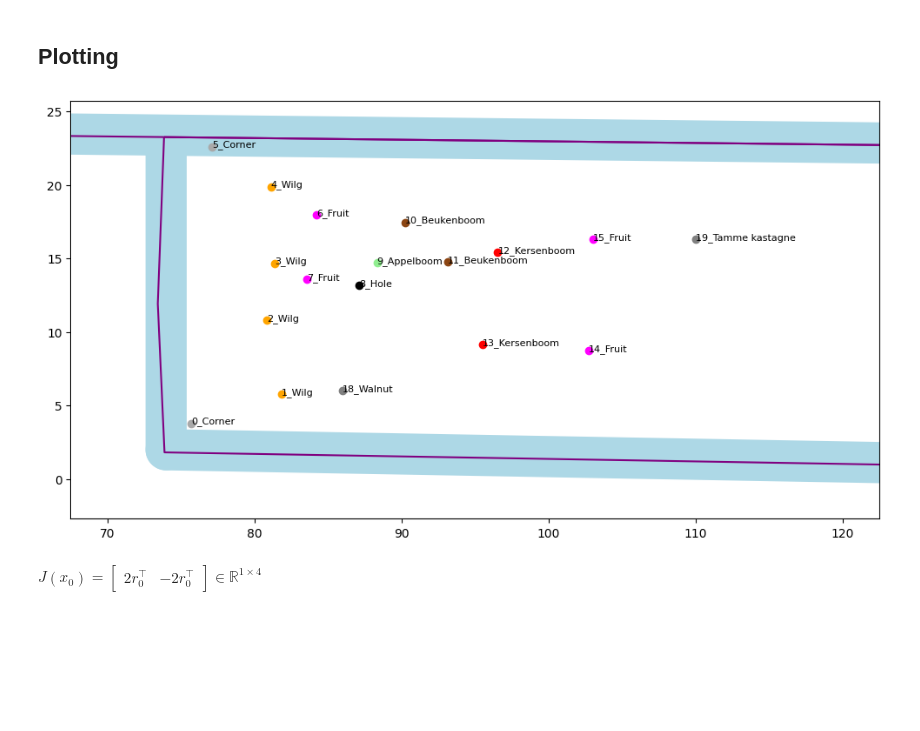
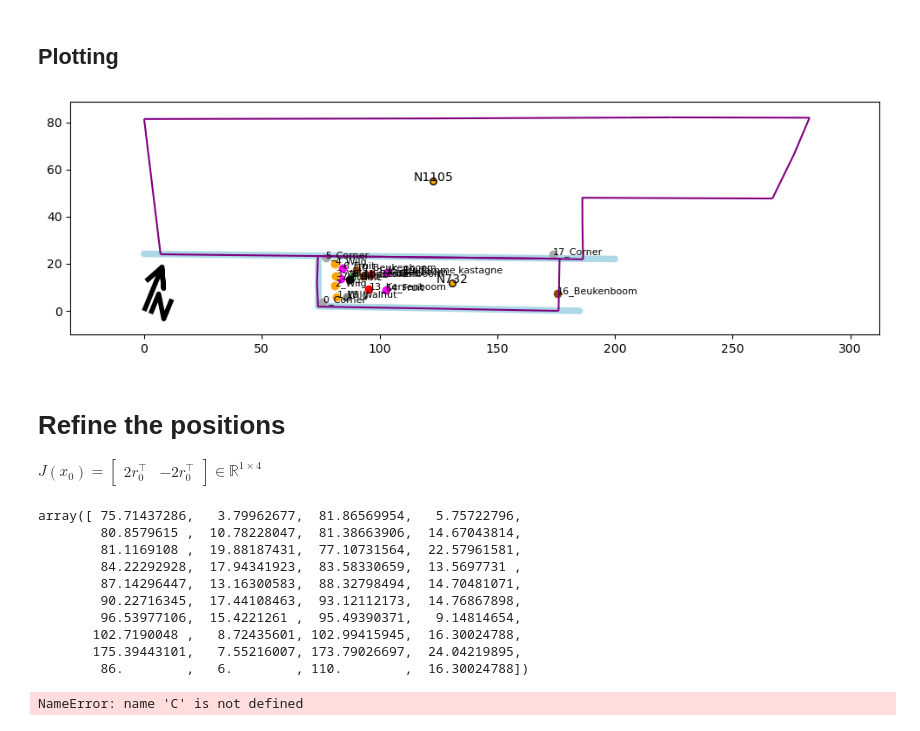
Before and after one commit to henkluinge/garden_dynamics, a Jupyter notebook: garden_map.ipynb, the cells around one changed output. Saved outputs shown, nothing was run; the diff lists cells and outputs as text; code cells hidden in the pictures; blank space fills up the shorter version.

```diff
--- a/garden_map.ipynb
+++ b/garden_map.ipynb
@@ -116,35 +110,55 @@ Wrote 19 tree entries to ./data_cache/examples_gdf_trees.toml
 # %%
 def plot_orchard(gdf_kadaster, db_info_percelen, gdf_trees):
     _, ax = plt.subplots(1,1, figsize=(12, 8), squeeze=True)
 
     gdf_north = geo_parsers.get_north_arrow(crs_veelerveen, p_shift_x=0, p_shift_y=0)
     gdf_north.plot(ax=ax, linewidth=4, color='k')
 
     ax = gdf_kadaster.plot(color='purple', edgecolor="black", alpha=1, ax=ax)
     ax = db_info_percelen.plot(color='orange', edgecolor="black", alpha=1, ax=ax, markersize=30)
     # cx.add_basemap(ax, crs=gdf_kadaster.crs, alpha=.6)
     geo_parsers.add_label_annotation_to_map(ax, db_info_percelen)
 
     gdf_ditch.plot(ax=ax, color='lightblue')
 
-    for label, df_group in gdf_trees.groupby('kind'):
-        color = garden_elements.element_colors.get(label, 'grey')
-        df_group.plot(ax=ax, color=color)
-    geo_parsers.add_label_annotation_to_map(ax, gdf_trees, fontweight='normal', fontsize=8, horizontalalignment='left', row_label='label')
+    # for label, df_group in gdf_trees.groupby('kind'):
+    #     color = garden_elements.element_colors.get(label, 'grey')
+    #     df_group.plot(ax=ax, color=color)
+    # geo_parsers.add_label_annotation_to_map(ax, gdf_trees, fontweight='normal', fontsize=8, horizontalalignment='left', row_label='label')
 
     # p_origin.to_crs(crs_veelerveen).plot(ax=ax, color='black', markersize=100)
 
     # p_origin_orchard.plot(ax=ax, color='black', markersize=100)
-    ax.set_ylim(-2, 25)
-    # ax.set_xlim(70, 180)
-    ax.set_xlim(70, 120)
-    ax.set_aspect('equal')
+    # ax.set_ylim(-2, 25)
+    # # ax.set_xlim(70, 180)
+    # ax.set_xlim(70, 120)
+    # ax.set_aspect('equal')
 
     garden_elements.widen_map_plot(ax, percentage_x=0.1, percentage_y=0.051)
     return ax
 
 ax = plot_orchard(gdf_kadaster, db_info_percelen, gdf_trees)
 # %% [output]
-[figure, old version]
+[figure, new version]
 # %% [markdown]
+# Refine the positions
 $J(x_0) = \begin{bmatrix} 2r_0^\top & -2r_0^\top \end{bmatrix} \in \mathbb{R}^{1\times 4}$
+# %%
+x, Px, state_indices = ranging_correction.initialize_state_from_gps(gdf_trees, sigma_gps=4.0, sigma_corner=0.1)
+measurements = ranging_correction.measurements
+x
+# %% [output]
+array([ 75.71437286,   3.79962677,  81.86569954,   5.75722796,
+        80.8579615 ,  10.78228047,  81.38663906,  14.67043814,
+        81.1169108 ,  19.88187431,  77.10731564,  22.57961581,
+        84.22292928,  17.94341923,  83.58330659,  13.5697731 ,
+        87.14296447,  13.16300583,  88.32798494,  14.70481071,
+        90.22716345,  17.44108463,  93.12112173,  14.76867898,
+        96.53977106,  15.4221261 ,  95.49390371,   9.14814654,
+       102.7190048 ,   8.72435601, 102.99415945,  16.30024788,
+       175.39443101,   7.55216007, 173.79026697,  24.04219895,
+        86.        ,   6.        , 110.        ,  16.30024788])
+# %%
+C
+# %% [output]
+NameError: name 'C' is not defined
```
Also changed, not shown: parts of 8 cells of this notebook, 3 other files.
